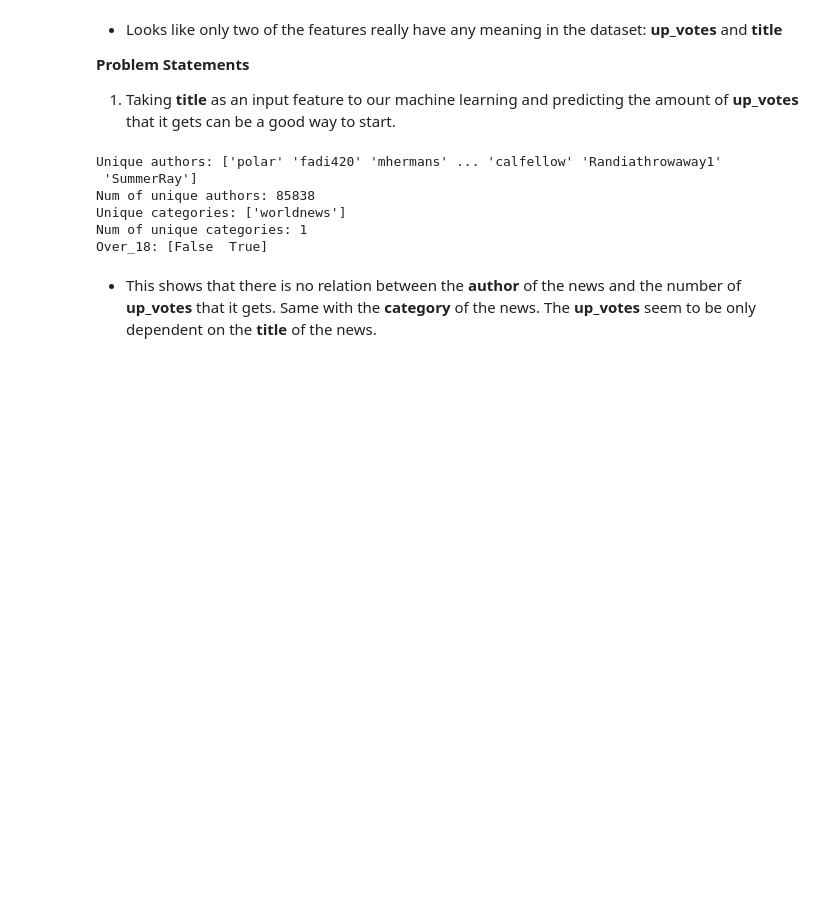
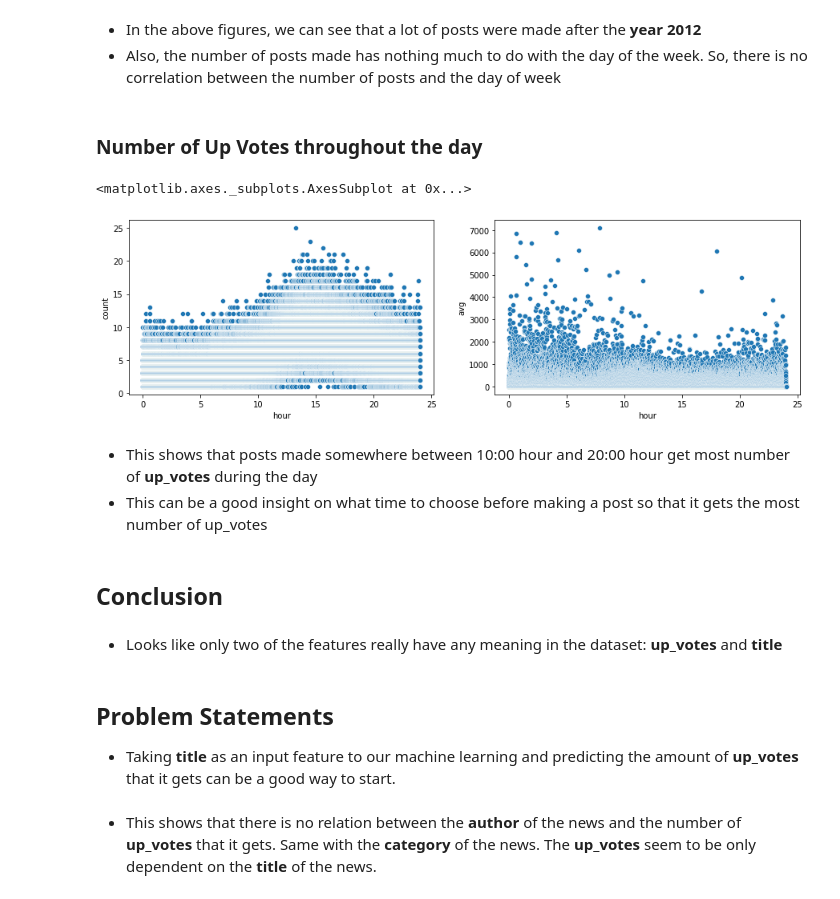
Before and after one commit to asheeshcric/eluvio-challenge, a Jupyter notebook: data_analysis.ipynb, the cells around one changed output. Drawn from its saved outputs; the diff is of its cells as text; code cells hidden in the pictures; blank space fills up the shorter version.

```diff
--- a/data_analysis.ipynb
+++ b/data_analysis.ipynb
@@ -24,8 +74,28 @@ data.tail()
+# %% [markdown]
+- In the above figures, we can see that a lot of posts were made after the **year 2012**
+- Also, the number of posts made has nothing much to do with the day of the week. So, there is no correlation between the number of posts and the day of week
+# %% [markdown]
+### Number of Up Votes throughout the day
+# %%
+f, ax = plt.subplots(1, 2, figsize=(15, 4))
+set3 = data_with_time.groupby('hour').count()['up_votes'].reset_index(name='count')
+sns.scatterplot(x='hour', y='count', data=set3, ax=ax[0])
+set4 = data_with_time.groupby('hour').mean()['up_votes'].reset_index(name='avg')
+sns.scatterplot(x='hour', y='avg', data=set4, ax=ax[1])
+# %% [output]
+<matplotlib.axes._subplots.AxesSubplot at 0x...>
+[figure, added]
+# %% [markdown]
+- This shows that posts made somewhere between 10:00 hour and 20:00 hour get most number of **up_votes** during the day
+- This can be a good insight on what time to choose before making a post so that it gets the most number of up_votes
+# %% [markdown]
+## Conclusion
+# %% [markdown]
+- Looks like only two of the features really have any meaning in the dataset: **up_votes** and **title**
 # %% [markdown]
-- Looks like only two of the features really have any meaning in the dataset: **up_votes** and **title**
+## Problem Statements
 
-**Problem Statements**
-1. Taking **title** as an input feature to our machine learning and predicting the amount of **up_votes** that it gets can be a good way to start.
+- Taking **title** as an input feature to our machine learning and predicting the amount of **up_votes** that it gets can be a good way to start.
 # %%
 authors = data.author.unique()
 print(f'Unique authors: {authors}')
@@ -35,15 +105,8 @@ categories = data.category.unique()
 print(f'Unique categories: {categories}')
 print(f'Num of unique categories: {len(categories)}')
 
-over_18 = data.over_18.unique()
+over_18 = data.over_18.value_counts()
 print(f'Over_18: {over_18}')
-# %% [output]
-Unique authors: ['polar' 'fadi420' 'mhermans' ... 'calfellow' 'Randiathrowaway1'
- 'SummerRay']
-Num of unique authors: 85838
-Unique categories: ['worldnews']
-Num of unique categories: 1
-Over_18: [False  True]
 # %% [markdown]
 - This shows that there is no relation between the **author** of the news and the number of **up_votes** that it gets. Same with the **category** of the news. The **up_votes** seem to be only dependent on the **title** of the news.
 # %%
```
Also changed, not shown: parts of 29 cells of this notebook.
